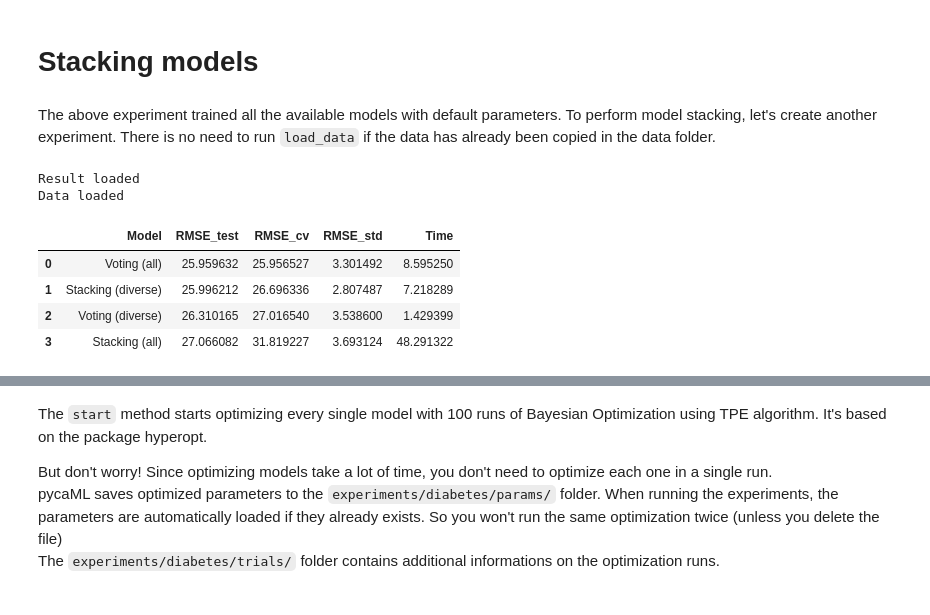
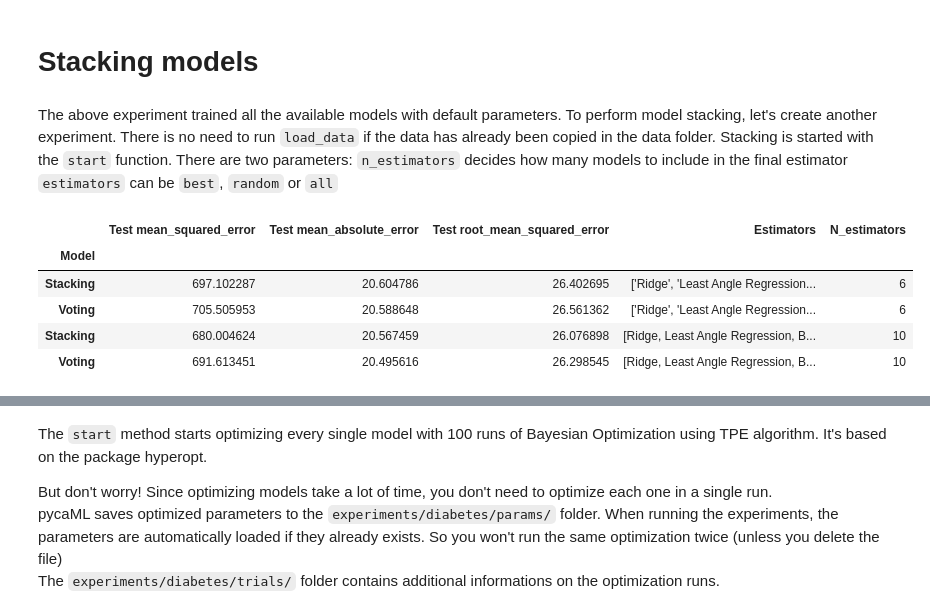
Before and after one commit to reese3222/pycaML, a Jupyter notebook: notebooks/regression_example/regression.ipynb, the cells around one changed output, grey strips where cells are left out. Cells and saved outputs as stored; diff of their text form; code cells hidden in the pictures.

```diff
--- a/notebooks/regression_example/regression.ipynb
+++ b/notebooks/regression_example/regression.ipynb
@@ -54,15 +55,17 @@ diabetes.start(cv = 10)
 # %% [markdown]
 The above experiment trained all the available models with default parameters.
 To perform model stacking, let's create another experiment. There is no need to run `load_data` if the data has already been copied in the data folder.
+Stacking is started with the `start` function. There are two parameters:
+`n_estimators` decides how many models to include in the final estimator
+`estimators` can be `best`, `random` or `all`
 # %%
-diabetes_stacking = RegressionExperiment(name = 'diabetes', stacking = True)
-diabetes_stacking.start()
-diabetes_stacking.result
+diabetes_stacking = RegressionExperiment(name = 'diabetes')
+diabetes_stacking.stack(n_estimators=10, estimators='best')
+diabetes_stacking.stack_result
 # %% [output]
-Result loaded
-Data loaded
-|  | Model | RMSE_test | RMSE_cv | RMSE_std | Time |
-| 0 | Voting (all) | 25.959632 | 25.956527 | 3.301492 | 8.595250 |
-| 1 | Stacking (diverse) | 25.996212 | 26.696336 | 2.807487 | 7.218289 |
-| 2 | Voting (diverse) | 26.310165 | 27.016540 | 3.538600 | 1.429399 |
-| 3 | Stacking (all) | 27.066082 | 31.819227 | 3.693124 | 48.291322 |
+|  | Test mean_squared_error | Test mean_absolute_error | Test root_mean_squared_error | Estimators | N_estimators |
+| Model |  |  |  |  |  |
+| Stacking | 697.102287 | 20.604786 | 26.402695 | ['Ridge', 'Least Angle Regression... | 6 |
+| Voting | 705.505953 | 20.588648 | 26.561362 | ['Ridge', 'Least Angle Regression... | 6 |
+| Stacking | 680.004624 | 20.567459 | 26.076898 | [Ridge, Least Angle Regression, B... | 10 |
+| Voting | 691.613451 | 20.495616 | 26.298545 | [Ridge, Least Angle Regression, B... | 10 |
```
Also changed, not shown: parts of 6 cells of this notebook, 5 other files.
